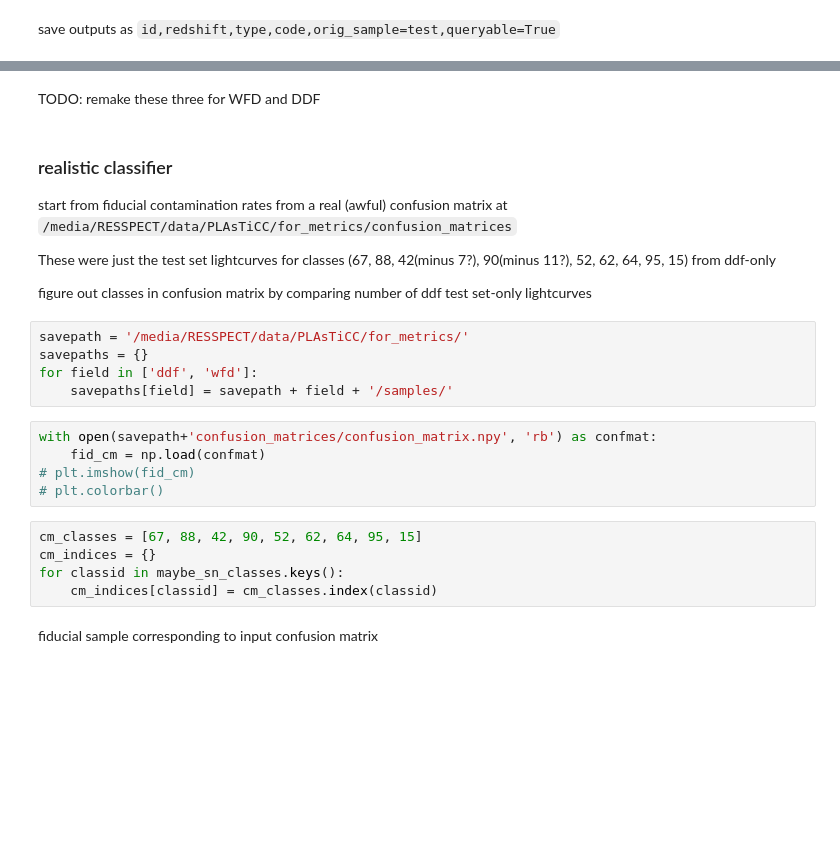
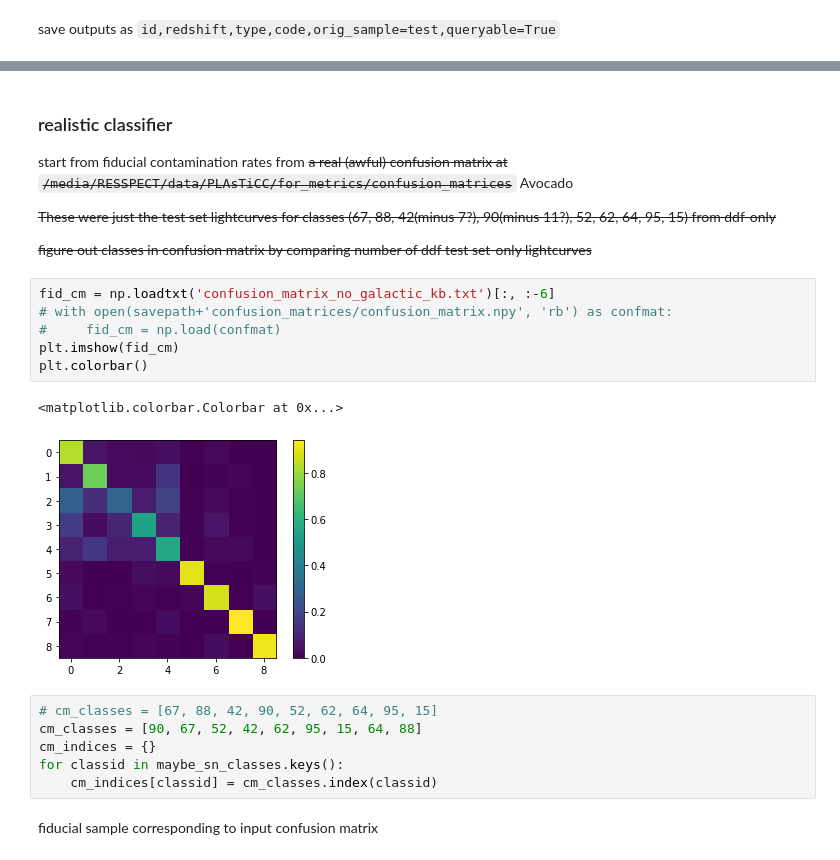
Before and after one commit to emilleishida/resspect_metric, a Jupyter notebook: subsampling.ipynb, the cells around one changed output, grey strips where cells are left out. Saved outputs shown, nothing was run; the diff lists cells and outputs as text; blank space fills up the shorter version.

Commit message:
now only with survivors of SALT2 fit

```diff
--- a/subsampling.ipynb
+++ b/subsampling.ipynb
@@ -206,28 +226,26 @@ def subsample_cat(cm, cm_indices, ntot, cat, rando=rando,
         pos_ids['type'] = None
         pos_ids[['id','redshift','type','code','orig_sample','queryable']].to_csv(where_to_save+'.csv', index=False)
     return pos_ids, neg_ids
-# %% [markdown]
-TODO: remake these three for WFD and DDF
 # %% [markdown]
 ### realistic classifier
 
-start from fiducial contamination rates from a real (awful) confusion matrix at `/media/RESSPECT/data/PLAsTiCC/for_metrics/confusion_matrices`
+start from fiducial contamination rates from ~~a real (awful) confusion matrix at `/media/RESSPECT/data/PLAsTiCC/for_metrics/confusion_matrices`~~ Avocado
 
-These were just the test set lightcurves for classes (67, 88, 42(minus 7?), 90(minus 11?), 52, 62, 64, 95, 15) from ddf-only
+~~These were just the test set lightcurves for classes (67, 88, 42(minus 7?), 90(minus 11?), 52, 62, 64, 95, 15) from ddf-only~~
 
-figure out classes in confusion matrix by comparing number of ddf test set-only lightcurves
+~~figure out classes in confusion matrix by comparing number of ddf test set-only lightcurves~~
-# %%
-savepath = '/media/RESSPECT/data/PLAsTiCC/for_metrics/'
-savepaths = {}
-for field in ['ddf', 'wfd']:
-    savepaths[field] = savepath + field + '/samples/'
 # %%
-with open(savepath+'confusion_matrices/confusion_matrix.npy', 'rb') as confmat:
-    fid_cm = np.load(confmat)
-# plt.imshow(fid_cm)
-# plt.colorbar()
+fid_cm = np.loadtxt('confusion_matrix_no_galactic_kb.txt')[:, :-6]
+# with open(savepath+'confusion_matrices/confusion_matrix.npy', 'rb') as confmat:
+#     fid_cm = np.load(confmat)
+plt.imshow(fid_cm)
+plt.colorbar()
+# %% [output]
+<matplotlib.colorbar.Colorbar at 0x...>
+[figure, added]
 # %%
-cm_classes = [67, 88, 42, 90, 52, 62, 64, 95, 15]
+# cm_classes = [67, 88, 42, 90, 52, 62, 64, 95, 15]
+cm_classes = [90, 67, 52, 42, 62, 95, 15, 64, 88]
 cm_indices = {}
 for classid in maybe_sn_classes.keys():
     cm_indices[classid] = cm_classes.index(classid)
```
Also changed, not shown: parts of 31 cells of this notebook.
